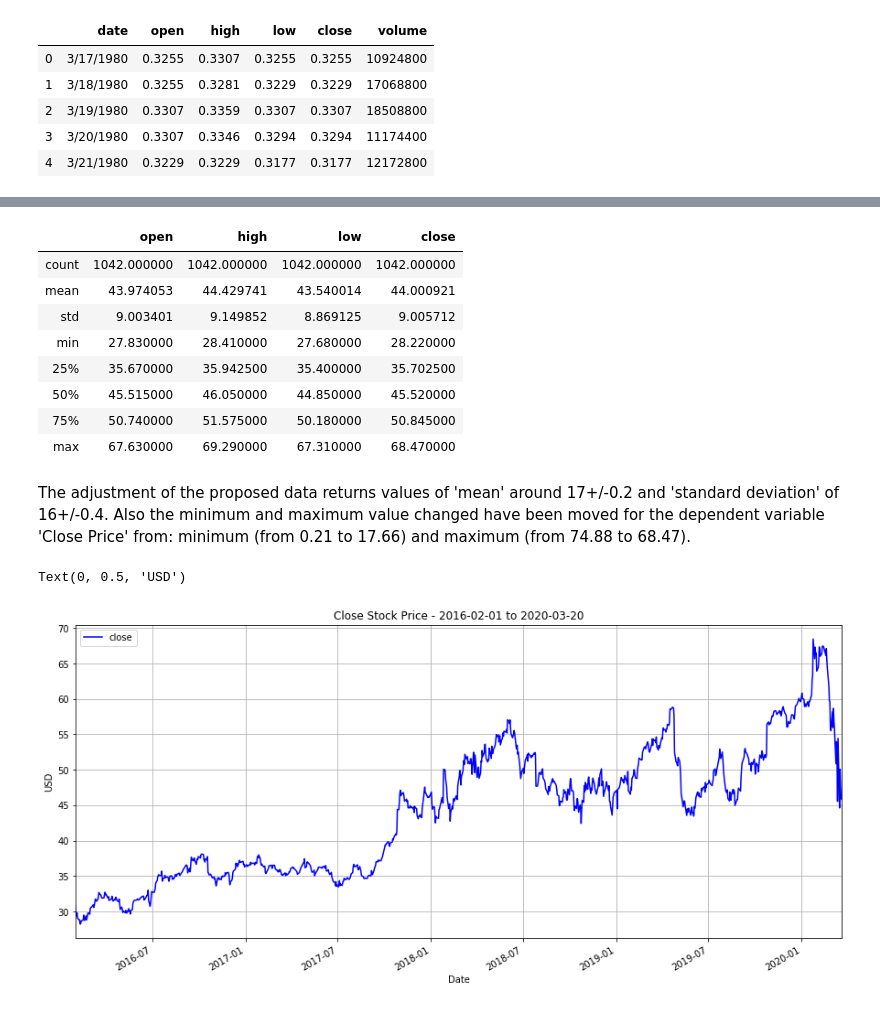
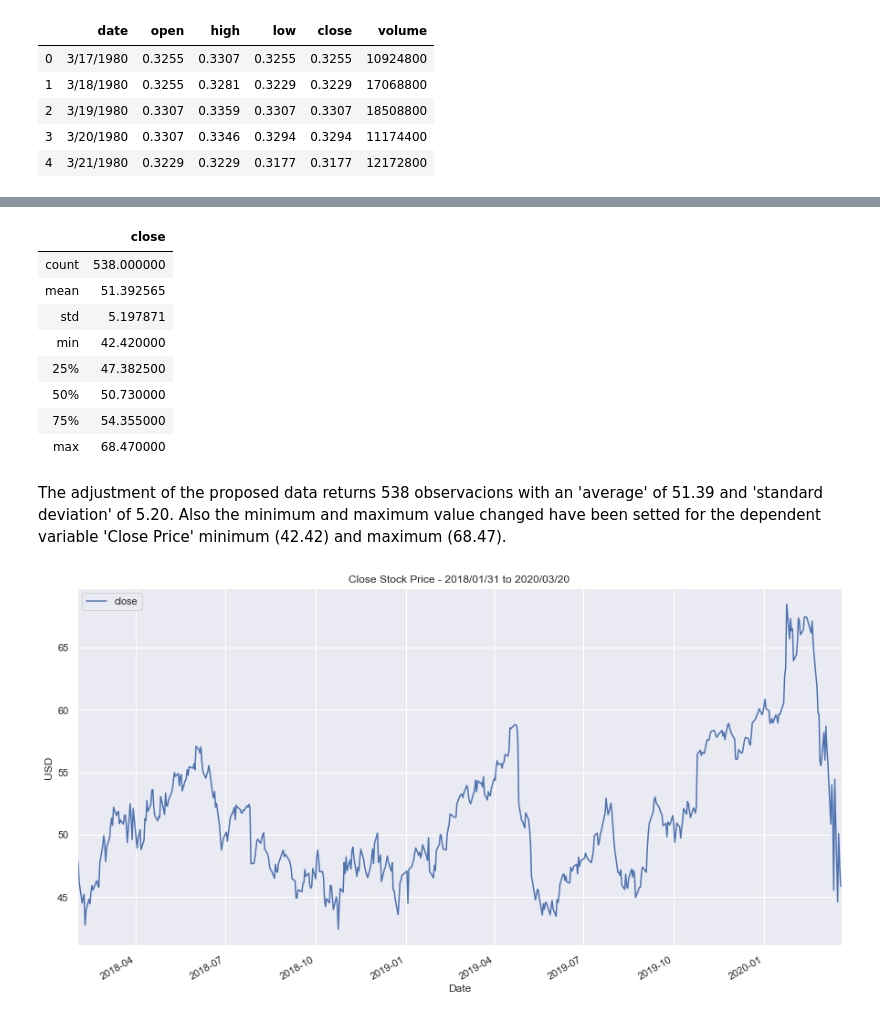
Before and after one commit to erojaso/Forecasting-Stock-Prices, a Jupyter notebook: 01_stock_price_forecast_exploratory_data_analysis.ipynb, the cells around one changed output, grey strips where cells are left out. Saved outputs shown, nothing was run; the diff lists cells and outputs as text; code cells hidden in the pictures.

```diff
--- a/01_stock_price_forecast_exploratory_data_analysis.ipynb
+++ b/01_stock_price_forecast_exploratory_data_analysis.ipynb
@@ -71,9 +82,12 @@ from matplotlib.pyplot import rcParams
 # %%
 ## load parameters
-# scaler = MinMaxScaler(feature_range=(0, 1))
+
+# set start and end date range
+start_date = dt.datetime(2018, 1, 31)
+end_date = dt.datetime(2020, 5, 30)
 
 # set figure size
-rcParams['figure.figsize'] = 10, 8
+rcParams['figure.figsize'] = 15, 8
 # %%
 # Load dataset
 dateparse = lambda dates: pd.datetime.strptime(dates, '%Y-%m-%d')
@@ -151,7 +158,10 @@ df.head(5)
 # %%
 # plot close over time
-rcParams['figure.figsize'] = 15, 7
-ax = df.plot(y='close', style='b-', grid=True, title='Close Stock Price - 1980-03-17 to 2020-03-20')
+rcParams['figure.figsize'] = 15, 8
+title = 'Close Stock Price - ' + df.index[0].strftime("%Y/%m/%d") + ' to ' + df.index[len(df)-1].strftime("%Y/%m/%d")
+ax = df.plot(y='close', style='b-', grid=True, title=title)
 ax.set_xlabel("Date")
 ax.set_ylabel("USD")
+
+plt.savefig('.\\images\\Close_Stock_Price_Full.jpg')
 # %% [output]
@@ -180,4 +189,7 @@ Such a detailed study will require time that is not contemplated within the scop
 # %%
 # remove volume attribute
 df.drop('volume', axis=1, inplace=True)
+df.drop('open', axis=1, inplace=True)
+df.drop('high', axis=1, inplace=True)
+df.drop('low', axis=1, inplace=True)
 # %%
@@ -225,23 +230,25 @@ None
 # %%
 df_adj.describe()
 # %% [output]
-|  | open | high | low | close |
-| count | 1042.000000 | 1042.000000 | 1042.000000 | 1042.000000 |
-| mean | 43.974053 | 44.429741 | 43.540014 | 44.000921 |
-| std | 9.003401 | 9.149852 | 8.869125 | 9.005712 |
-| min | 27.830000 | 28.410000 | 27.680000 | 28.220000 |
-| 25% | 35.670000 | 35.942500 | 35.400000 | 35.702500 |
-| 50% | 45.515000 | 46.050000 | 44.850000 | 45.520000 |
-| 75% | 50.740000 | 51.575000 | 50.180000 | 50.845000 |
-| max | 67.630000 | 69.290000 | 67.310000 | 68.470000 |
+|  | close |
+| count | 538.000000 |
+| mean | 51.392565 |
+| std | 5.197871 |
+| min | 42.420000 |
+| 25% | 47.382500 |
+| 50% | 50.730000 |
+| 75% | 54.355000 |
+| max | 68.470000 |
 # %% [markdown]
-The adjustment of the proposed data returns values of 'mean' around 17+/-0.2 and 'standard deviation' of 16+/-0.4. Also the minimum and maximum value changed have been moved for the dependent variable 'Close Price' from: minimum (from 0.21 to 17.66) and maximum (from 74.88 to 68.47).
+The adjustment of the proposed data returns 538 observacions with an 'average' of 51.39 and 'standard deviation' of 5.20. Also the minimum and maximum value changed have been setted for the dependent variable 'Close Price' minimum (42.42) and maximum (68.47).
 # %%
 # plot close over time
-rcParams['figure.figsize'] = 15, 7
-ax = df_adj.plot(y='close', style='b-', grid=True, title='Close Stock Price - 2018-01-30 to 2020-03-20')
+rcParams['figure.figsize'] = 15, 8
+title = 'Close Stock Price - ' + df_adj.index[0].strftime("%Y/%m/%d") + ' to ' + df_adj.index[len(df_adj)-1].strftime("%Y/%m/%d")
+ax = df_adj.plot(y='close', style='b-', grid=True, title=title)
 ax.set_xlabel("Date")
 ax.set_ylabel("USD")
+
+plt.savefig('.\\images\\Close_Stock_Price_Adjusted_lv1.jpg')
 # %% [output]
-Text(0, 0.5, 'USD')
-[figure, old version]
+[figure, new version]
```
Also changed, not shown: parts of 32 cells of this notebook, 29 other files.
